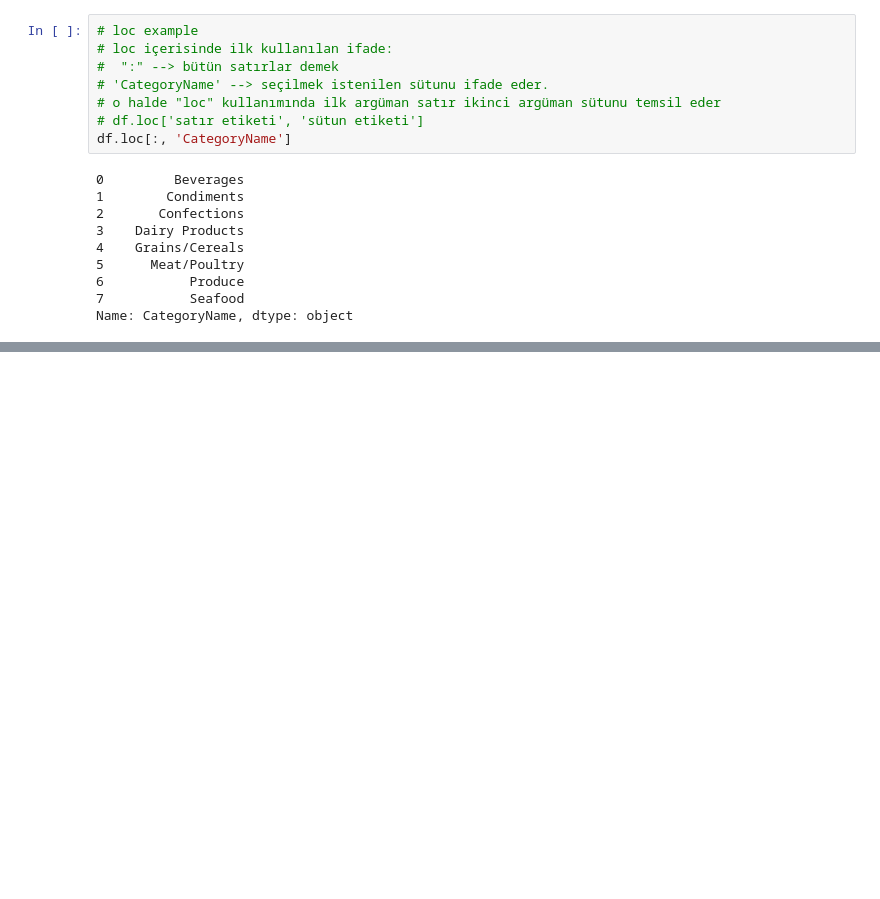
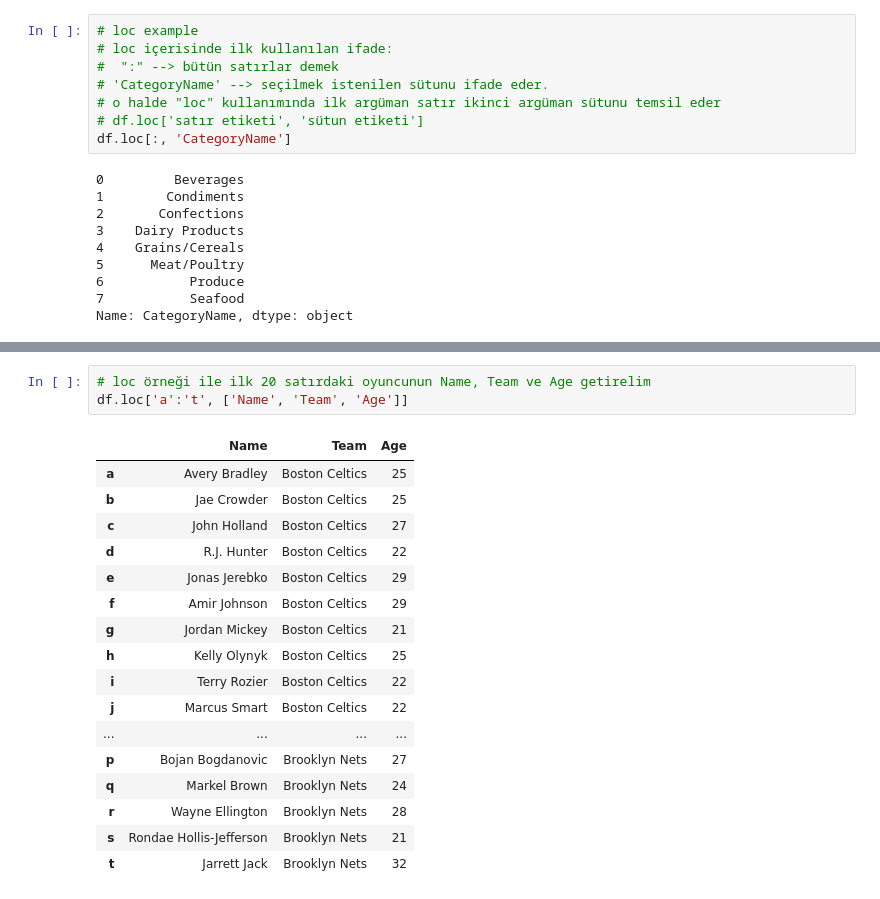
Before and after one commit to GorkemCin/data_analysis_with_pandas, a Jupyter notebook: 01_Lab.ipynb, the cells around one changed output, grey strips where cells are left out. Drawn from its saved outputs; the diff is of its cells as text; blank space fills up the shorter version.

```diff
--- a/01_Lab.ipynb
+++ b/01_Lab.ipynb
@@ -172,0 +368,21 @@ df.iloc[[1, 7], [1, 2]]
+# %%
+# loc örneği ile ilk 20 satırdaki oyuncunun Name, Team ve Age getirelim
+df.loc['a':'t', ['Name', 'Team', 'Age']]
+# %% [output]
+|  | Name | Team | Age |
+| a | Avery Bradley | Boston Celtics | 25 |
+| b | Jae Crowder | Boston Celtics | 25 |
+| c | John Holland | Boston Celtics | 27 |
+| d | R.J. Hunter | Boston Celtics | 22 |
+| e | Jonas Jerebko | Boston Celtics | 29 |
+| f | Amir Johnson | Boston Celtics | 29 |
+| g | Jordan Mickey | Boston Celtics | 21 |
+| h | Kelly Olynyk | Boston Celtics | 25 |
+| i | Terry Rozier | Boston Celtics | 22 |
+| j | Marcus Smart | Boston Celtics | 22 |
+| ... | ... | ... | ... |
+| p | Bojan Bogdanovic | Brooklyn Nets | 27 |
+| q | Markel Brown | Brooklyn Nets | 24 |
+| r | Wayne Ellington | Brooklyn Nets | 28 |
+| s | Rondae Hollis-Jefferson | Brooklyn Nets | 21 |
+| t | Jarrett Jack | Brooklyn Nets | 32 |
```
Also changed, not shown: parts of 50 cells of this notebook.
